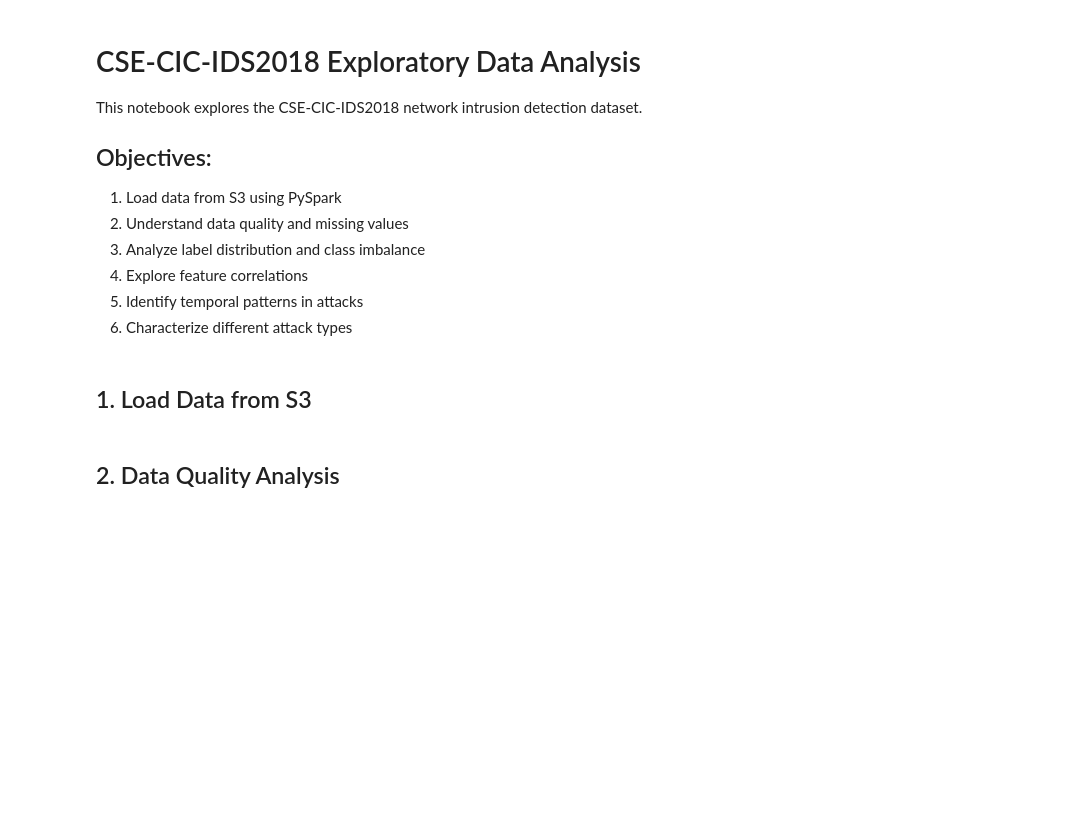
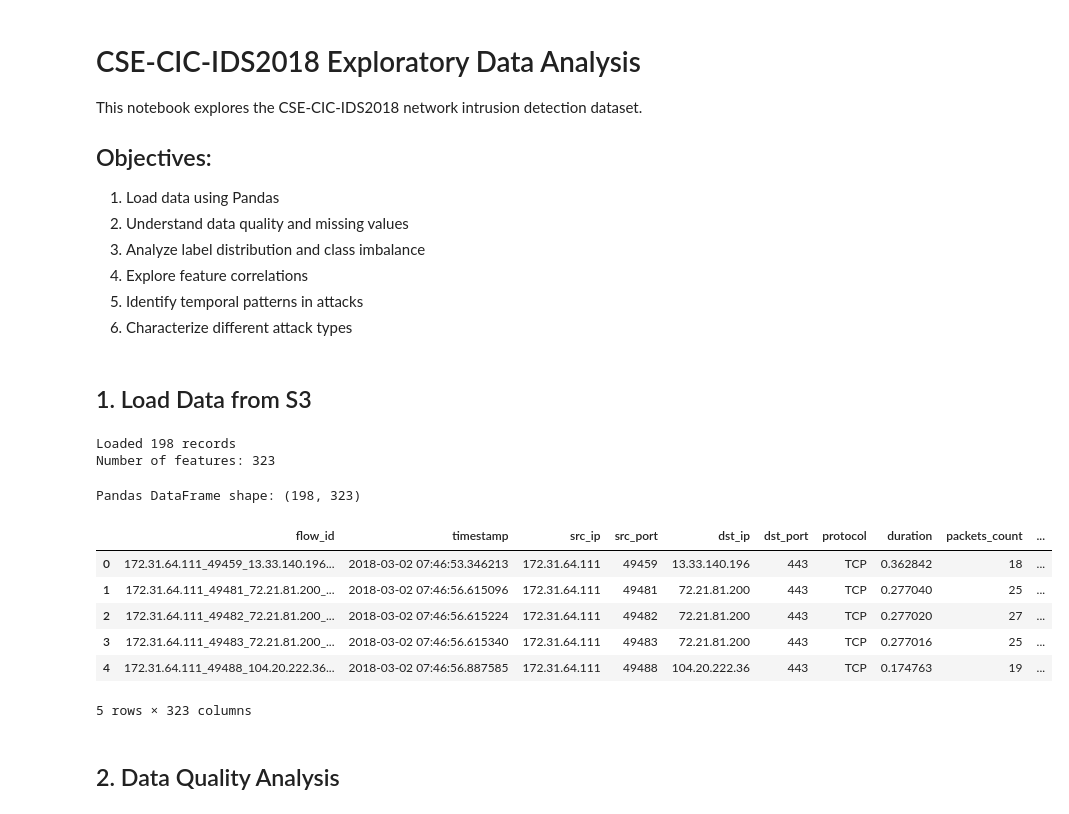
Before and after one commit to matthewweaver/nidstream, a Jupyter notebook: notebooks/01_eda.ipynb, the cells around one changed output. Saved outputs shown, nothing was run; the diff lists cells and outputs as text; code cells hidden in the pictures; blank space fills up the shorter version.

```diff
--- a/notebooks/01_eda.ipynb
+++ b/notebooks/01_eda.ipynb
@@ -4,7 +4,7 @@
 This notebook explores the CSE-CIC-IDS2018 network intrusion detection dataset.
 
 ## Objectives:
-1. Load data from S3 using PySpark
+1. Load data using Pandas
 2. Understand data quality and missing values
 3. Analyze label distribution and class imbalance
 4. Explore feature correlations
@@ -32,15 +29,17 @@ plt.rcParams['figure.figsize'] = (12, 6)
 # %% [markdown]
 ## 1. Load Data from S3
 # %%
-# Create Spark session
-spark = create_spark_session("NIDStream-EDA")
+# Load sample for EDA
+from pathlib import Path
 
-# Load sample data from S3
-bucket = os.getenv('S3_BUCKET', 'your-nids-data-bucket')
-s3_path = f"s3a://{bucket}/raw/CSE-CIC-IDS2018/*.csv"
+project_root = Path().resolve()
 
-# Load 10% sample for EDA
-df = load_from_s3(s3_path, spark, sample_fraction=0.1)
+data_path = project_root / 'data' / 'raw' / 'friday_02_03_2018_combined_HEAD.csv'
 
-print(f"Loaded {df.count():,} records")
+df = pd.read_csv(data_path)
+
+print(f"Loaded {len(df):,} records")
 print(f"Number of features: {len(df.columns)}")
+# %% [output]
+Loaded 198 records
+Number of features: 323
@@ -50,8 +46,15 @@ df.printSchema()
 # %%
-# Convert to pandas for easier visualization (sample further if needed)
-pdf = df.sample(fraction=0.01).toPandas()
-print(f"Pandas DataFrame shape: {pdf.shape}")
-pdf.head()
+print(f"Pandas DataFrame shape: {df.shape}")
+df.head()
+# %% [output]
+Pandas DataFrame shape: (198, 323)
+|  | flow_id | timestamp | src_ip | src_port | dst_ip | dst_port | protocol | duration | packets_count | ... |
+| 0 | 172.31.64.111_49459_13.33.140.196... | 2018-03-02 07:46:53.346213 | 172.31.64.111 | 49459 | 13.33.140.196 | 443 | TCP | 0.362842 | 18 | ... |
+| 1 | 172.31.64.111_49481_72.21.81.200_... | 2018-03-02 07:46:56.615096 | 172.31.64.111 | 49481 | 72.21.81.200 | 443 | TCP | 0.277040 | 25 | ... |
+| 2 | 172.31.64.111_49482_72.21.81.200_... | 2018-03-02 07:46:56.615224 | 172.31.64.111 | 49482 | 72.21.81.200 | 443 | TCP | 0.277020 | 27 | ... |
+| 3 | 172.31.64.111_49483_72.21.81.200_... | 2018-03-02 07:46:56.615340 | 172.31.64.111 | 49483 | 72.21.81.200 | 443 | TCP | 0.277016 | 25 | ... |
+| 4 | 172.31.64.111_49488_104.20.222.36... | 2018-03-02 07:46:56.887585 | 172.31.64.111 | 49488 | 104.20.222.36 | 443 | TCP | 0.174763 | 19 | ... |
+5 rows × 323 columns
 # %% [markdown]
 ## 2. Data Quality Analysis
 # %%
```
Also changed, not shown: parts of 7 cells of this notebook, 1 other file.
